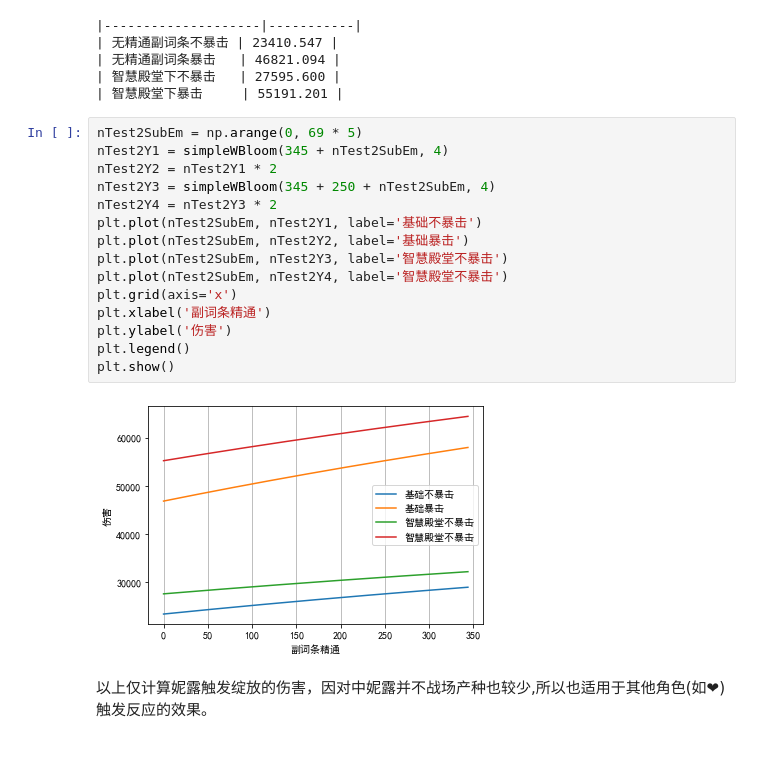
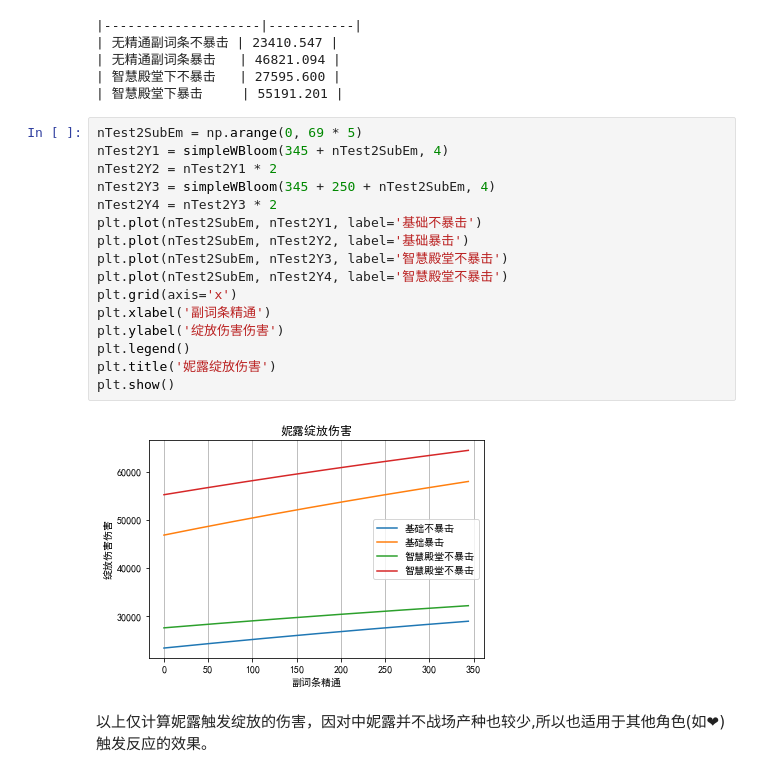
Before and after one commit to muedsa/mihoyo-lab-notebook, a Jupyter notebook: genshin-impact/bloom-reactions.ipynb, the cells around one changed output. Drawn from its saved outputs; the diff is of its cells as text.

```diff
--- a/genshin-impact/bloom-reactions.ipynb
+++ b/genshin-impact/bloom-reactions.ipynb
@@ -341,20 +344,21 @@ print(tabulate(nDamageTest1Table, floatfmt='.3f', tablefmt='github'))
 # %%
 nTest2SubEm = np.arange(0, 69 * 5)
 nTest2Y1 = simpleWBloom(345 + nTest2SubEm, 4)
 nTest2Y2 = nTest2Y1 * 2
 nTest2Y3 = simpleWBloom(345 + 250 + nTest2SubEm, 4)
 nTest2Y4 = nTest2Y3 * 2
 plt.plot(nTest2SubEm, nTest2Y1, label='基础不暴击')
 plt.plot(nTest2SubEm, nTest2Y2, label='基础暴击')
 plt.plot(nTest2SubEm, nTest2Y3, label='智慧殿堂不暴击')
 plt.plot(nTest2SubEm, nTest2Y4, label='智慧殿堂不暴击')
 plt.grid(axis='x')
 plt.xlabel('副词条精通')
-plt.ylabel('伤害')
+plt.ylabel('绽放伤害伤害')
 plt.legend()
+plt.title('妮露绽放伤害')
 plt.show()
 # %% [output]
-[figure, old version]
+[figure, new version]
 # %% [markdown]
 以上仅计算妮露触发绽放的伤害，因对中妮露并不战场产种也较少,所以也适用于其他角色(如❤)触发反应的效果。
 # %% [markdown]
```
Also changed, not shown: parts of 9 cells of this notebook.
